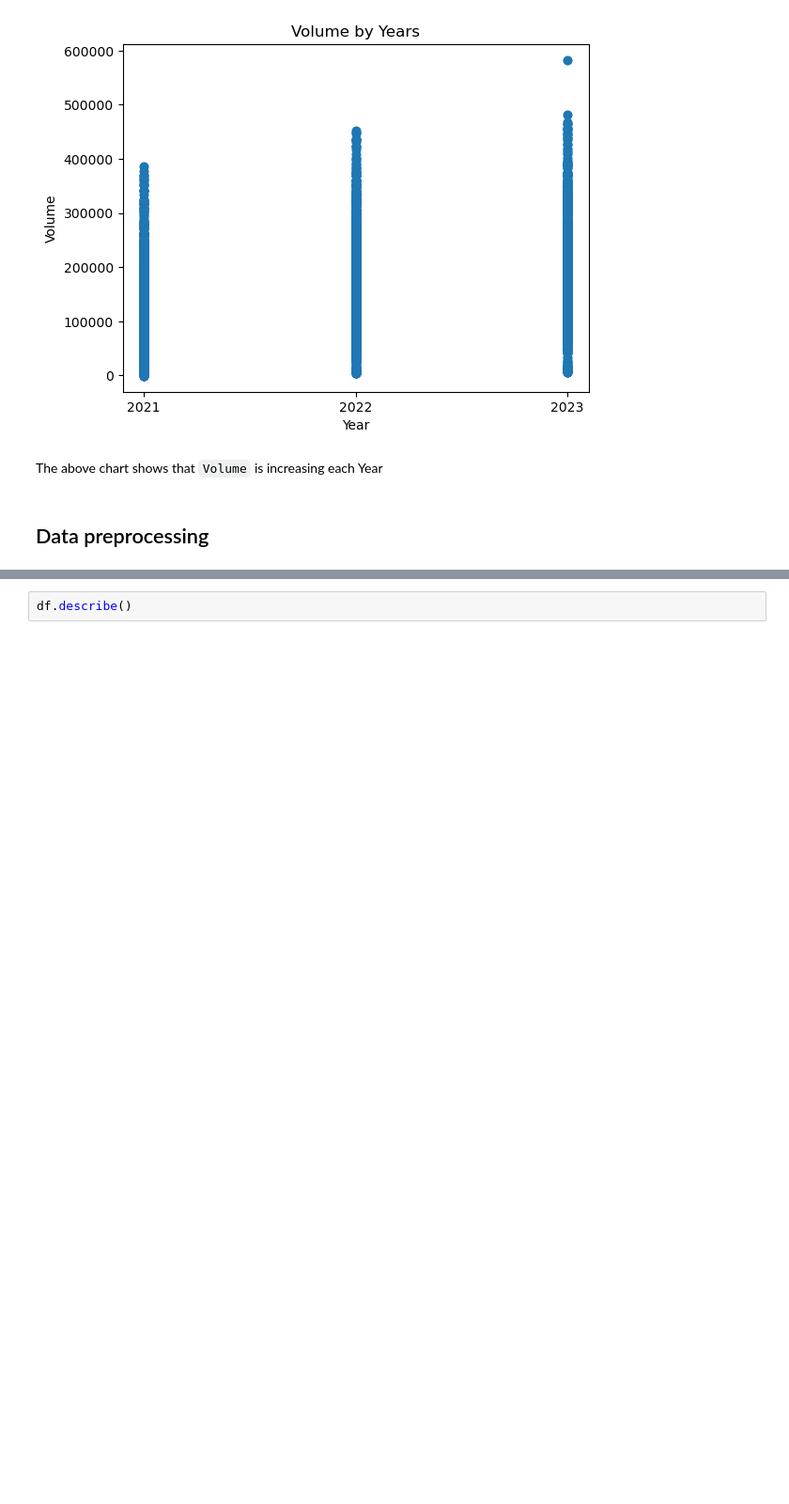
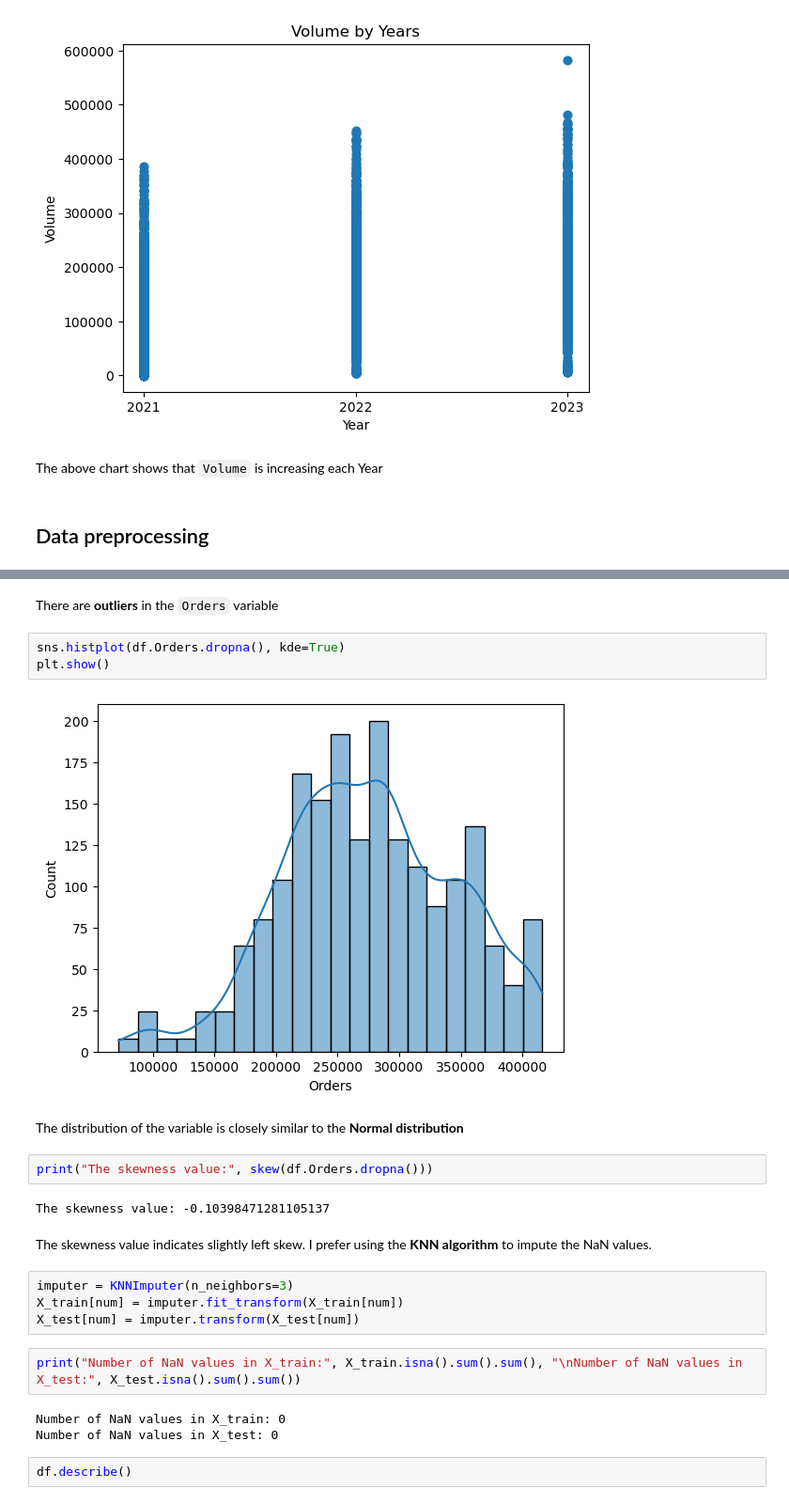
Before and after one commit to andrii-zapukhlyi/inpost_forecasting, a Jupyter notebook: inpost_forecasting.ipynb, the cells around one changed output, grey strips where cells are left out. Shown at 94% size. Saved outputs shown, nothing was run; the diff lists cells and outputs as text; blank space fills up the shorter version.

```diff
--- a/inpost_forecasting.ipynb
+++ b/inpost_forecasting.ipynb
@@ -263,3 +262,27 @@ The above chart shows that `Volume` is increasing each Year
+# %% [markdown]
+There are **outliers** in the `Orders` variable
+# %%
+sns.histplot(df.Orders.dropna(), kde=True)
+plt.show()
+# %% [output]
+[figure, added]
+# %% [markdown]
+The distribution of the variable is closely similar to the **Normal distribution**
+# %%
+print("The skewness value:", skew(df.Orders.dropna()))
+# %% [output]
+The skewness value: -0.10398471281105137
+# %% [markdown]
+The skewness value indicates slightly left skew. I prefer using the **KNN algorithm** to impute the NaN values.
+# %%
+imputer = KNNImputer(n_neighbors=3)
+X_train[num] = imputer.fit_transform(X_train[num])
+X_test[num] = imputer.transform(X_test[num])
+# %%
+print("Number of NaN values in X_train:", X_train.isna().sum().sum(), "\nNumber of NaN values in X_test:", X_test.isna().sum().sum())
+# %% [output]
+Number of NaN values in X_train: 0
+Number of NaN values in X_test: 0
 # %%
 df.describe()
 # %% [output]
```
Also changed, not shown: parts of 50 cells of this notebook.
